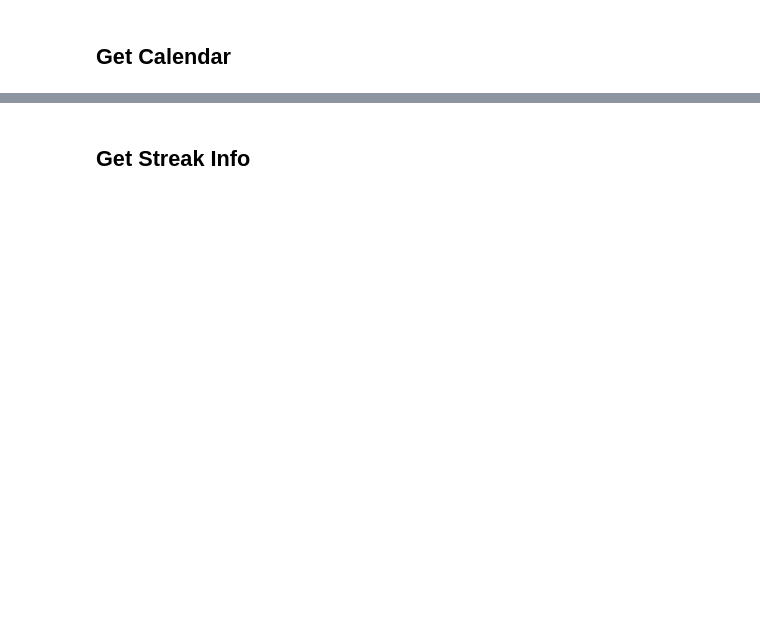
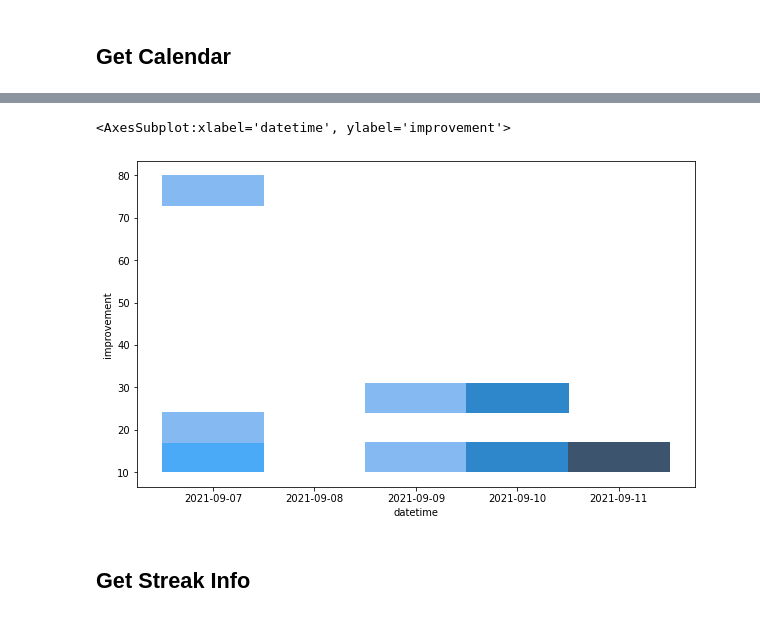
Before and after one commit to sejaldua/duolingogogo, a Jupyter notebook: Exploration.ipynb, the cells around one changed output, grey strips where cells are left out. Cells and saved outputs as stored; diff of their text form; code cells hidden in the pictures; blank space fills up the shorter version.

```diff
--- a/Exploration.ipynb
+++ b/Exploration.ipynb
@@ -67,3 +75,9 @@ calendar_df
+# %%
+fig = plt.figure(figsize=(10,6))
+sns.histplot(data=calendar_df, x='datetime', y='improvement', multiple='stack')
+# %% [output]
+<AxesSubplot:xlabel='datetime', ylabel='improvement'>
+[figure, added]
 # %% [markdown]
 ## Get Streak Info
 # %%
```
Also changed, not shown: parts of 13 cells of this notebook, 1 other file.
